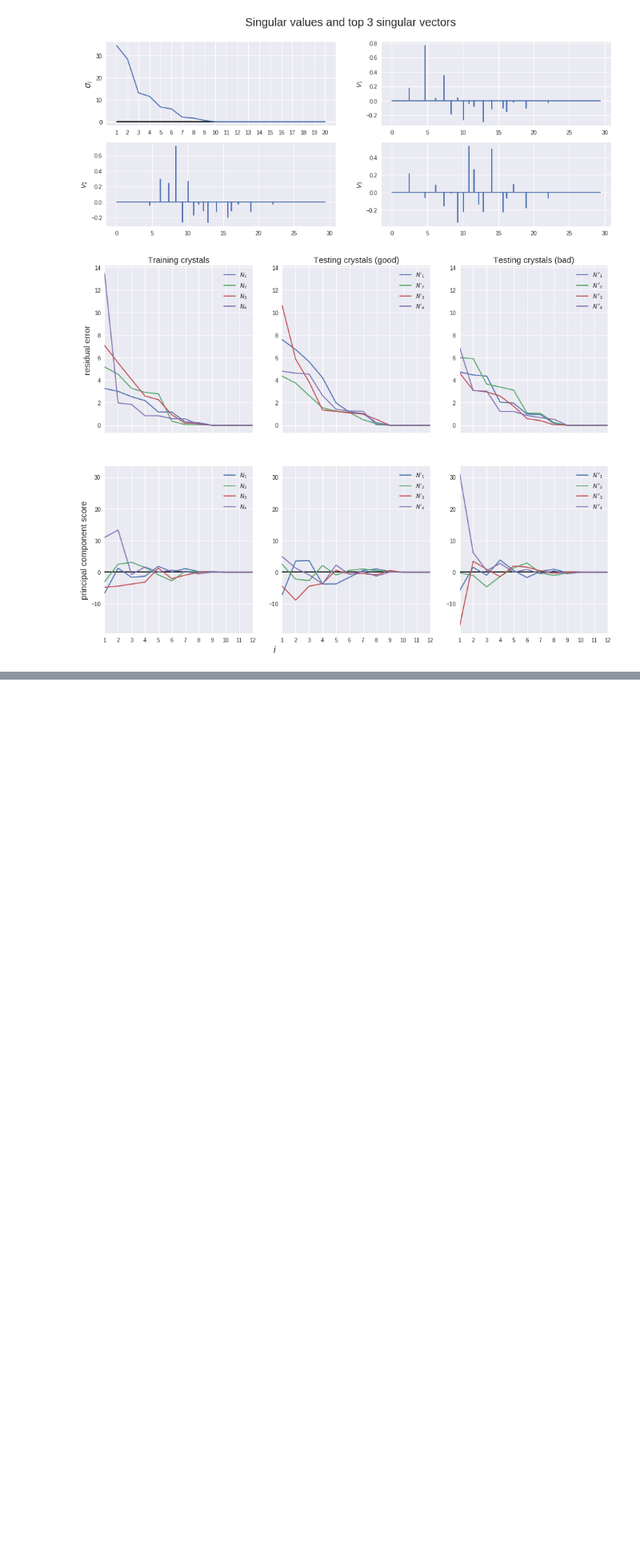
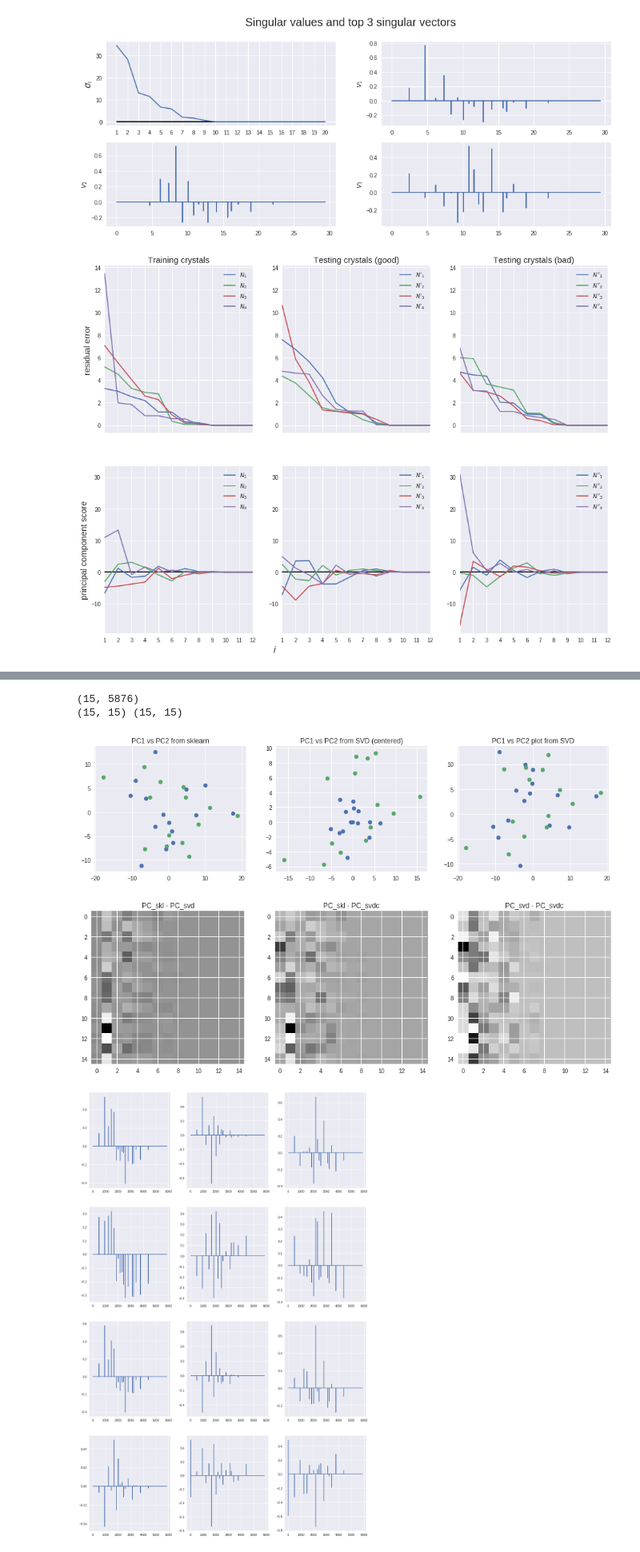
Before and after one commit to SamKChang/20170406_alchemy_optimization, a Jupyter notebook: analysis/Note_on_rdf.ipynb, the cells around one changed output, grey strips where cells are left out. Shown at 80% size. Drawn from its saved outputs; the diff is of its cells as text; code cells hidden in the pictures; blank space fills up the shorter version.

```diff
--- a/analysis/Note_on_rdf.ipynb
+++ b/analysis/Note_on_rdf.ipynb
@@ -641,0 +723,68 @@ axarr[-1, -1].legend(loc=(-5, 0.5), fontsize=15)
+# %%
+N_crystals = 15
+
+N1_good = get_dN(N_crystals, log01)
+N1_bad = get_dN(1000 + N_crystals, log01, 1001)
+
+fig, [ax1, ax2, ax3] = plt.subplots(1, 3, figsize=(16,4))
+
+# get SVD within sklearn PCA object
+pca = PCA(n_components=N_crystals, svd_solver='full').fit(N1_good)
+PC_skl = pca.transform(N1_good)
+PC_skl_bad = pca.transform(N1_bad)
+ax1.scatter(PC_skl[:,0], PC_skl[:,1])
+ax1.scatter(PC_skl_bad[:,0], PC_skl_bad[:,1])
+ax1.set_title("PC1 vs PC2 from sklearn", fontsize=12)
+
+# directly computed from SVD on centered data
+N1_good_diff = N1_good - N1_good.mean(0)[np.newaxis, :]
+N1_good_diff = np.nan_to_num(N1_good_diff / N1_good_diff.std(0)[np.newaxis, :])
+print N1_good_diff.shape
+Uc, sc, Vct = np.linalg.svd(N1_good_diff)
+Vc = Vct.T
+Sc = np.diag(sc)
+
+PC_svdc = Uc.dot(Sc)
+PC_svdc_bad = N1_bad.dot(Vc)
+#PC = U
+
+ax2.scatter(PC_svdc[:, 0], PC_svdc[:, 1])
+ax2.scatter(PC_svdc_bad[:, 0], PC_svdc_bad[:, 1])
+ax2.set_title("PC1 vs PC2 from SVD (centered)", fontsize=12)
+
+# directly computed from SVD
+U, s, Vt = np.linalg.svd(N1_good)
+V = Vt.T
+S = np.diag(s)
+
+PC_svd = U.dot(S)
+PC_svd_bad = N1_bad.dot(V)
+#PC = U
+
+ax3.scatter(PC_svd[:, 0], PC_svd[:, 1])
+ax3.scatter(PC_svd_bad[:, 0], PC_svd_bad[:, 1])
+ax3.set_title("PC1 vs PC2 plot from SVD", fontsize=12)
+
+print PC_skl.shape, PC_svd.shape
+fig, [ax1, ax2, ax3] = plt.subplots(1, 3, figsize=(16,5))
+ax1.set_title("PC_skl - PC_svd")
+ax1.imshow(PC_skl - PC_svd)
+
+ax2.set_title("PC_skl - PC_svdc")
+ax2.imshow(PC_skl - PC_svdc)
+
+ax3.set_title("PC_svd - PC_svdc")
+ax3.imshow(PC_svd - PC_svdc)
+
+fig, axarr = plt.subplots(4, 3, figsize=(16,26))
+for i in range(3):
+    axarr[0, i].plot(pca.components_[i])
+    axarr[1, i].plot(Vc[:, i])
+    axarr[2, i].plot(V[:, i])
+    axarr[3, i].plot(pca.components_[-i] - V[:,i])
+# %% [output]
+(15, 5876)
+(15, 15) (15, 15)
+[figure, added]
+[figure, added]
+[figure, added]
```
Also changed, not shown: parts of 15 cells of this notebook.
